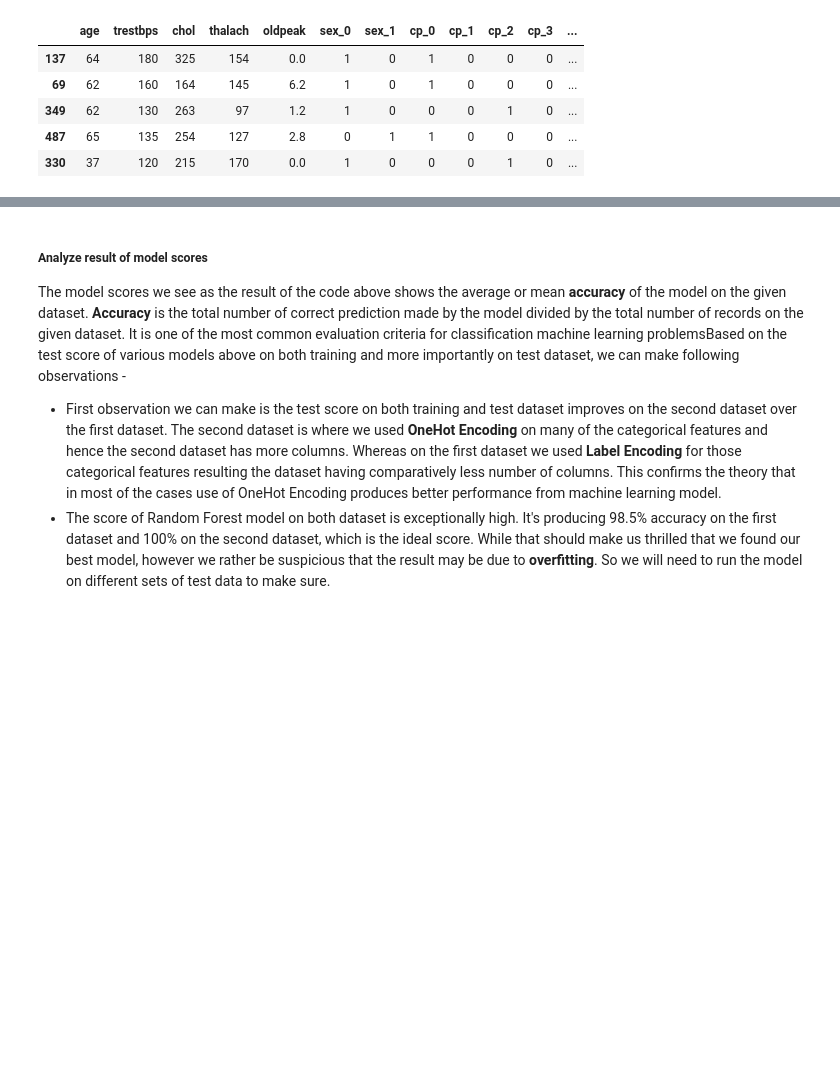
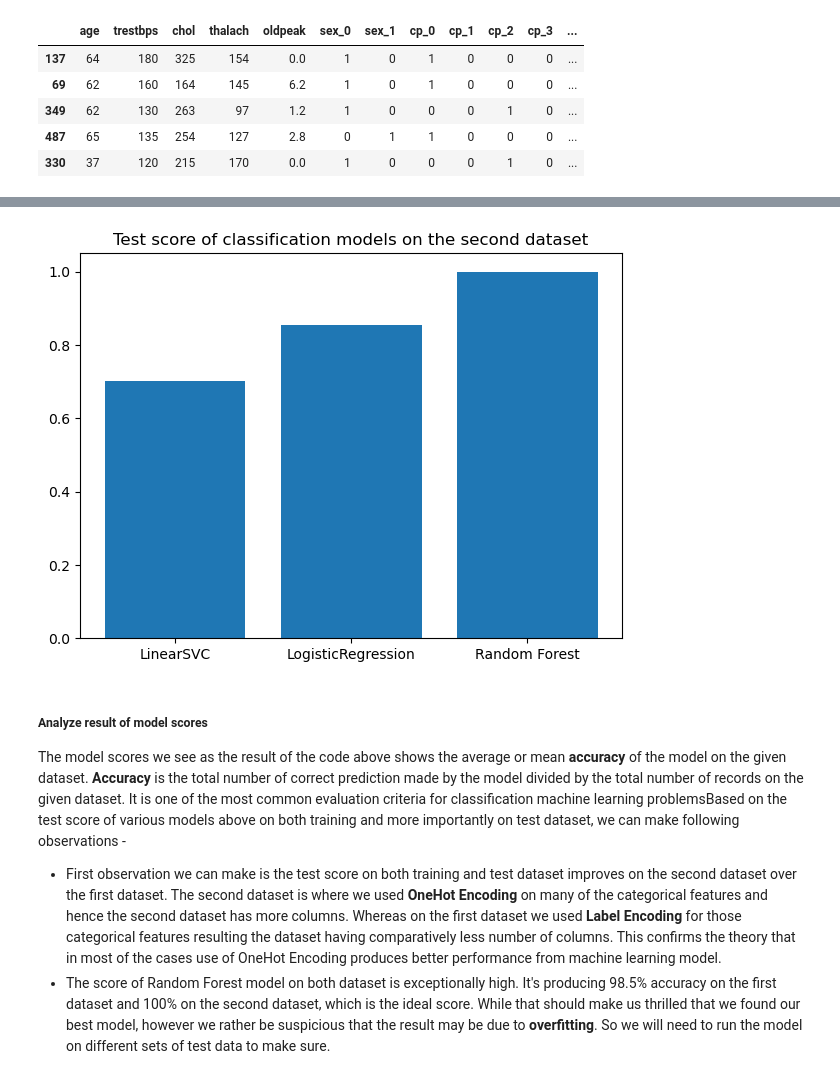
Before and after one commit to GoAshim/Machine-Learning-Classification, a Jupyter notebook: Machine Learning Project - Predict Heart Disease.ipynb, the cells around one changed output, grey strips where cells are left out. Cells and saved outputs as stored; diff of their text form; code cells hidden in the pictures; blank space fills up the shorter version.

```diff
--- a/Machine Learning Project - Predict Heart Disease.ipynb
+++ b/Machine Learning Project - Predict Heart Disease.ipynb
@@ -444,16 +446,21 @@ Please also refer to the documentation for alternative solver options:
 # %%
-# Create dictionary for all models we would like to experiemnt with
+# Run the models on the second dataset and see the score
+
 models = {"LinearSVC" : LinearSVC(),
          "LogisticRegression" : LogisticRegression(),
          "Random Forest" : RandomForestClassifier()}
 
-model_scores_2 = fit_and_score(models = models,
-                             X_train = X2_train,
-                              X_test = X2_test,
-                              y_train = y2_train,
-                              y_test = y2_test)
+model_scores_train_2, model_scores_test_2 = fit_and_score(models = models,
+                                                         X_train = X2_train,
+                                                          X_test = X2_test,
+                                                          y_train = y2_train,
+                                                          y_test = y2_test)
 
-model_scores_2
+print("Model score on training data of the second dataset:")
+print(model_scores_train_2)
+print()
+print("Model score on test data of the second dataset:")
+print(model_scores_test_2)
 # %% [output]
 STOP: TOTAL NO. of ITERATIONS REACHED LIMIT.
 
@@ -471,3 +485,11 @@ Please also refer to the documentation for alternative solver options:
+# %%
+# Let's visualize the test score of all models on the second dataset
+
+fig, ax = plt.subplots(figsize=(7,5))
+ax.bar(model_scores_test_2.keys(), model_scores_test_2.values())
+ax.set(title="Test score of classification models on the second dataset");
+# %% [output]
+[figure, added]
 # %% [markdown]
 ##### Analyze result of model scores
 The model scores we see as the result of the code above shows the average or mean **accuracy** of the model on the given dataset. **Accuracy** is the total number of correct prediction made by the model divided by the total number of records on the given dataset. It is one of the most common evaluation criteria for classification machine learning problemsBased on the test score of various models above on both training and more importantly on test dataset, we can make following observations -
```
Also changed, not shown: parts of 4 cells of this notebook.
